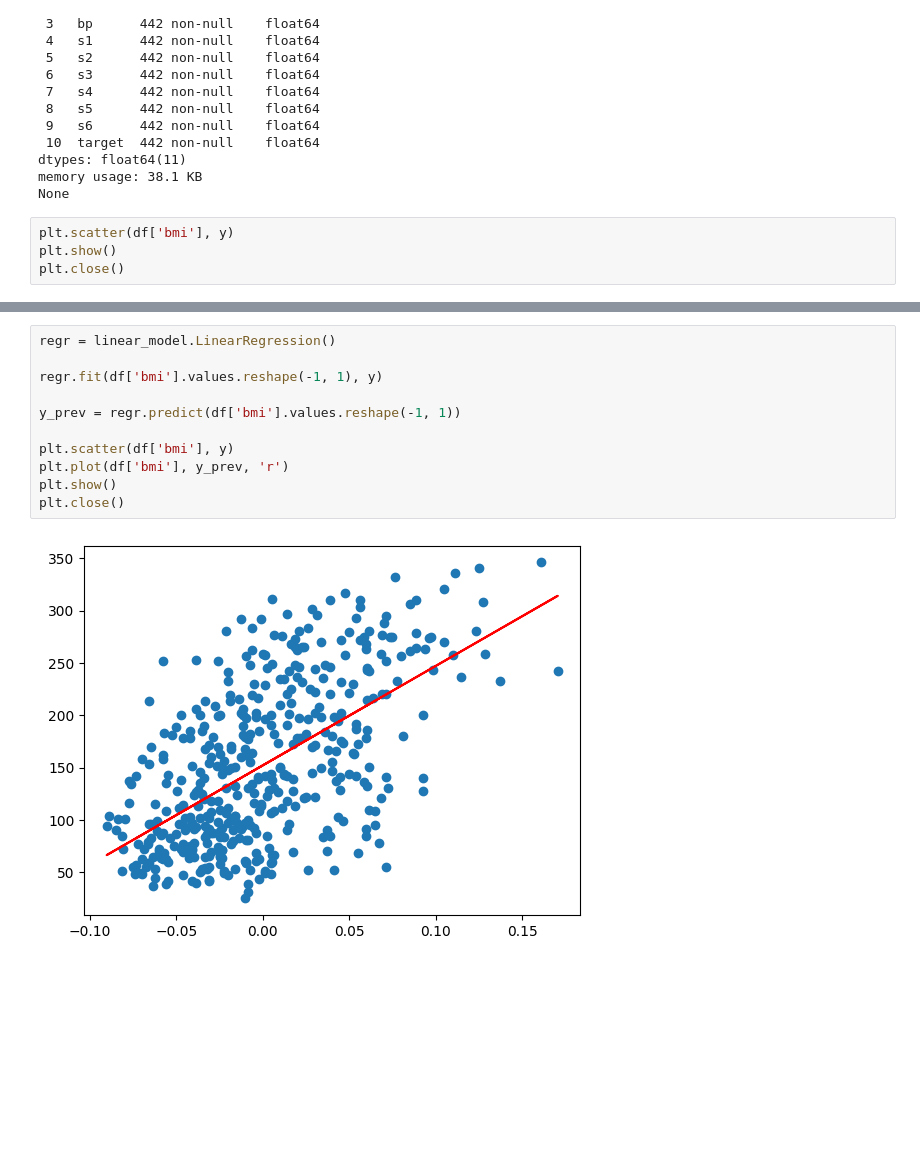
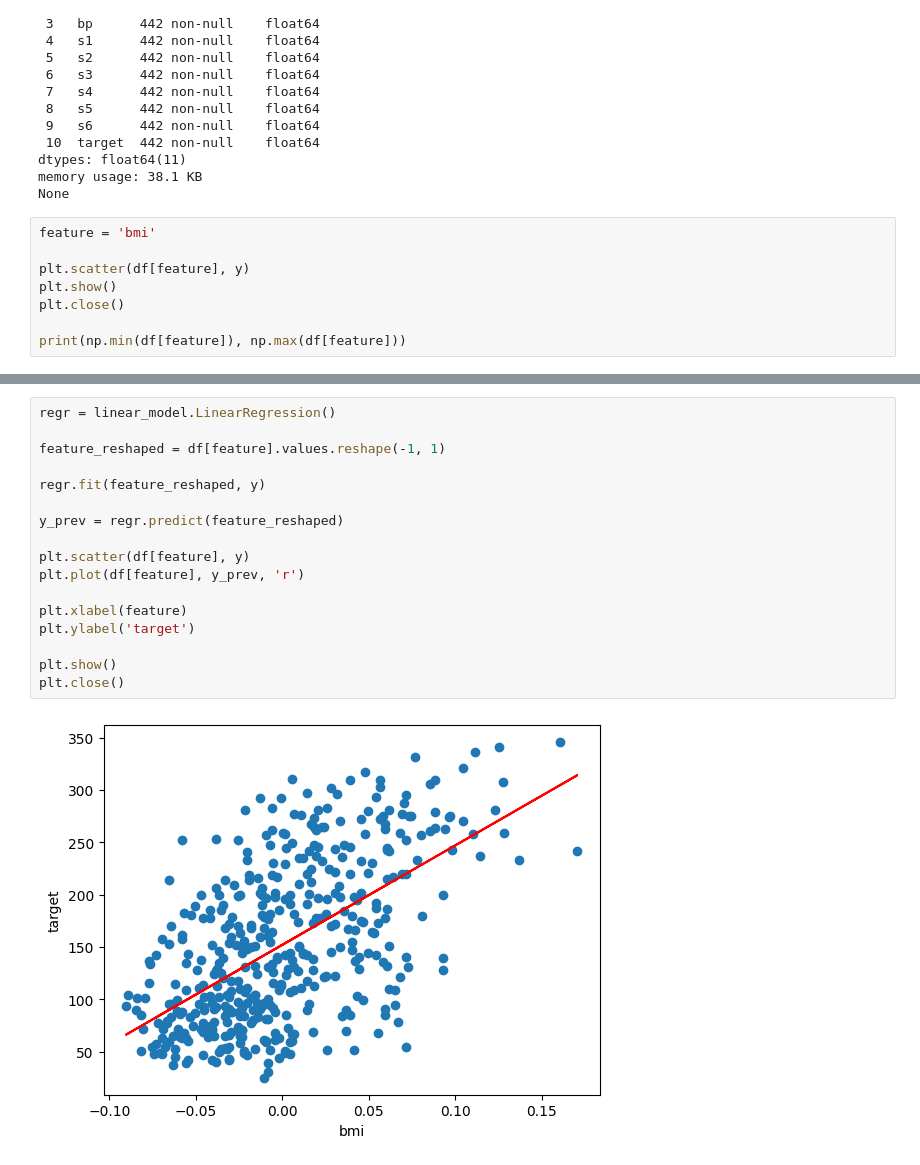
Before and after one commit to Dave02233/CodeAcademy, a Jupyter notebook: 114 - Machine Learning - Linear Regression/keggle_diabetes.ipynb, the cells around one changed output, grey strips where cells are left out. Saved outputs shown, nothing was run; the diff lists cells and outputs as text; blank space fills up the shorter version.

```diff
--- a/114 - Machine Learning - Linear Regression/keggle_diabetes.ipynb
+++ b/114 - Machine Learning - Linear Regression/keggle_diabetes.ipynb
@@ -35,8 +35,12 @@ dtypes: float64(11)
 memory usage: 38.1 KB
 None
 # %%
-plt.scatter(df['bmi'], y)
+feature = 'bmi'
+
+plt.scatter(df[feature], y)
 plt.show()
 plt.close()
+
+print(np.min(df[feature]), np.max(df[feature]))
 # %% [output]
 [figure]
@@ -43,13 +48,19 @@ plt.close()
 # %%
 regr = linear_model.LinearRegression()
 
-regr.fit(df['bmi'].values.reshape(-1, 1), y)
+feature_reshaped = df[feature].values.reshape(-1, 1)
 
-y_prev = regr.predict(df['bmi'].values.reshape(-1, 1))
+regr.fit(feature_reshaped, y)
 
-plt.scatter(df['bmi'], y)
-plt.plot(df['bmi'], y_prev, 'r')
+y_prev = regr.predict(feature_reshaped)
+
+plt.scatter(df[feature], y)
+plt.plot(df[feature], y_prev, 'r')
+
+plt.xlabel(feature)
+plt.ylabel('target')
+
 plt.show()
 plt.close()
 # %% [output]
-[figure, old version]
+[figure, new version]
```
Also changed, not shown: parts of 1 cell of this notebook, 1 other file.
